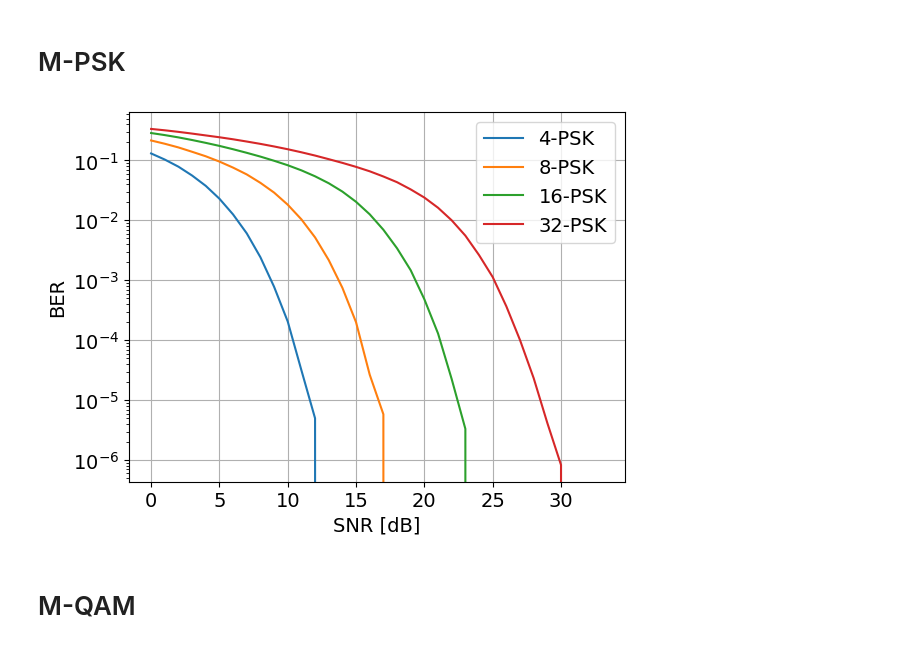
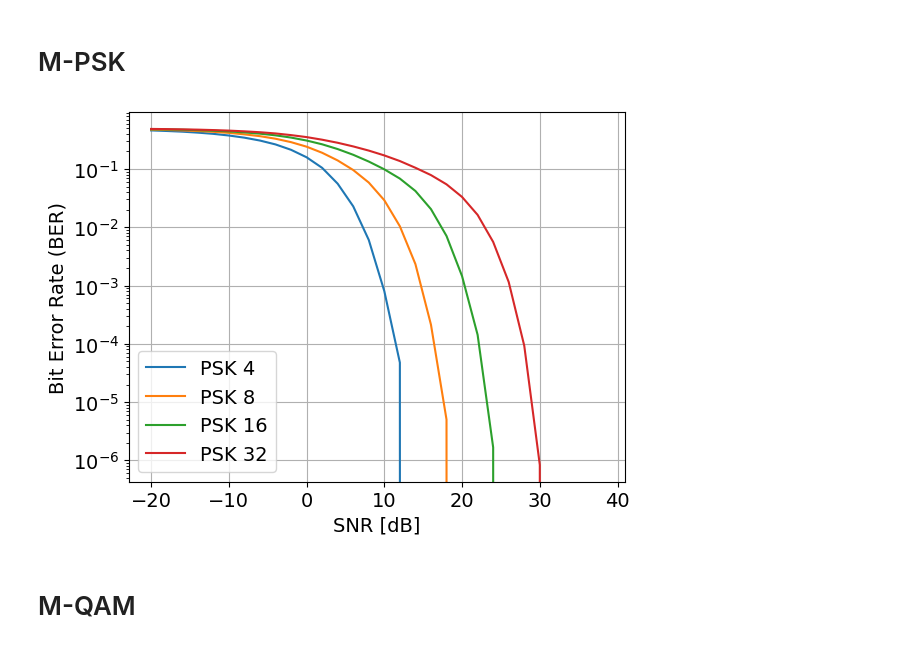
Before and after one commit to gabrielluizep/workbook-eng-telecom, a Jupyter notebook: com1/ber_qam_psk.ipynb, the cells around one changed output. Drawn from its saved outputs; the diff is of its cells as text; code cells hidden in the pictures.

```diff
--- a/com1/ber_qam_psk.ipynb
+++ b/com1/ber_qam_psk.ipynb
@@ -7,35 +46,18 @@ plt.rcParams.update({"axes.grid": True, "font.size": 14})
 # %% [markdown]
 # M-PSK
-# %%
-data = np.random.randint(0, 1, 2 * 3 * 4 * 5 * 10000)
-
-fig, ax = plt.subplots()
-
-for M in [4, 8, 16, 32]:
-    psk_modulation = komm.PSKModulation(M)
-
-    psk_symbols = psk_modulation.modulate(data)
-
-    psk_ber = []
-    for snr in np.arange(1, 35):
-        snr_linear = 10 ** (snr / 10)
-        awg_channel = komm.AWGNChannel(snr=snr_linear, signal_power=1)
-
-        psk_noisy = awg_channel(psk_symbols)
-
-        psk_demodulated = psk_modulation.demodulate(psk_noisy)
-
-        psk_ber.append(np.bitwise_xor(psk_demodulated, data).sum() / len(data))
-
-    ax.semilogy(psk_ber, label=f"{M}-PSK")
-
-ax.set_xlabel("SNR [dB]")
-ax.set_ylabel("BER")
-
-ax.legend()
-
-plt.show()
-# %% [output]
-[figure, removed]
+# %%
+fig, ax = plt.subplots()
+
+for i, M in enumerate(psk_orders):
+    ax.semilogy(snrs, psk_ber[i], label=f"PSK {M}")
+
+ax.set_xlabel("SNR [dB]")
+ax.set_ylabel("Bit Error Rate (BER)")
+
+ax.legend()
+
+plt.show()
+# %% [output]
+[figure, added]
 # %% [markdown]
 # M-QAM
```
Also changed, not shown: parts of 5 cells of this notebook, 5 other files.
